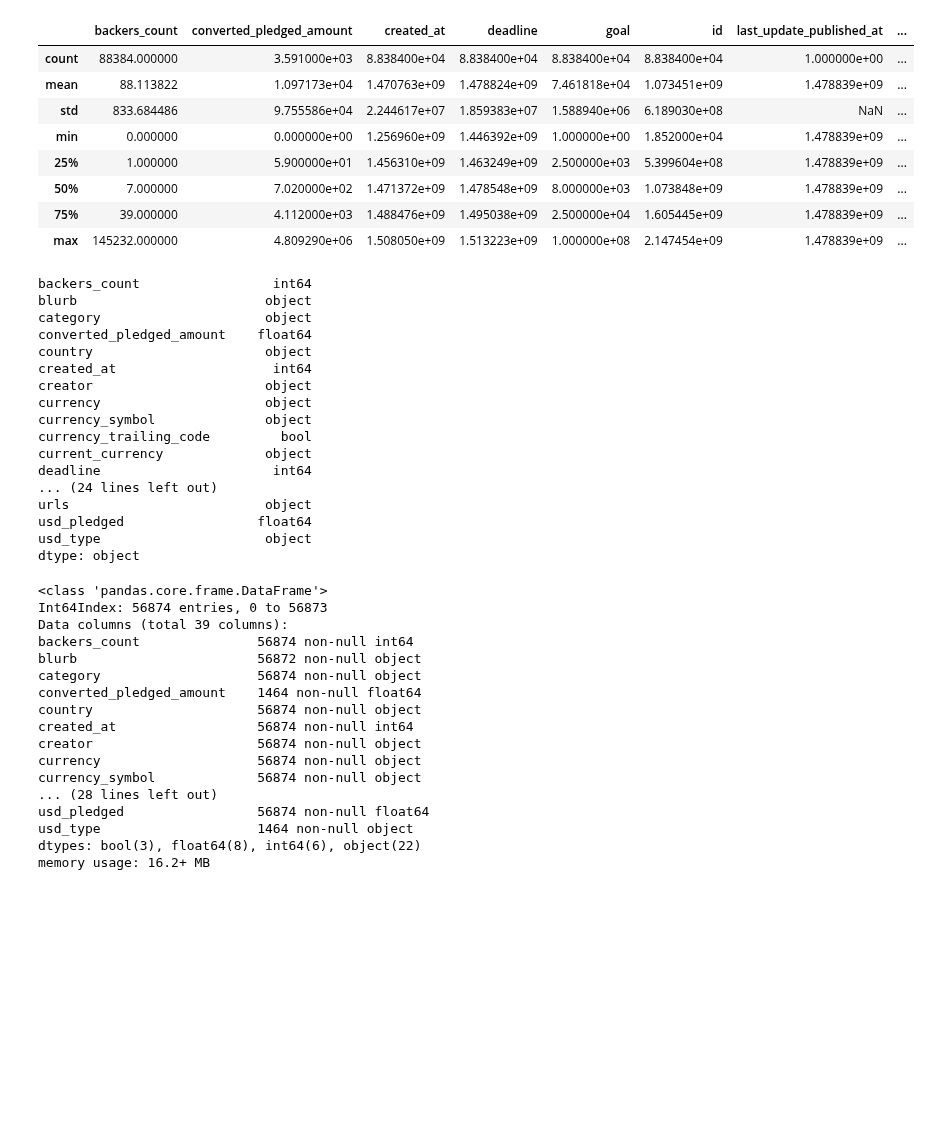
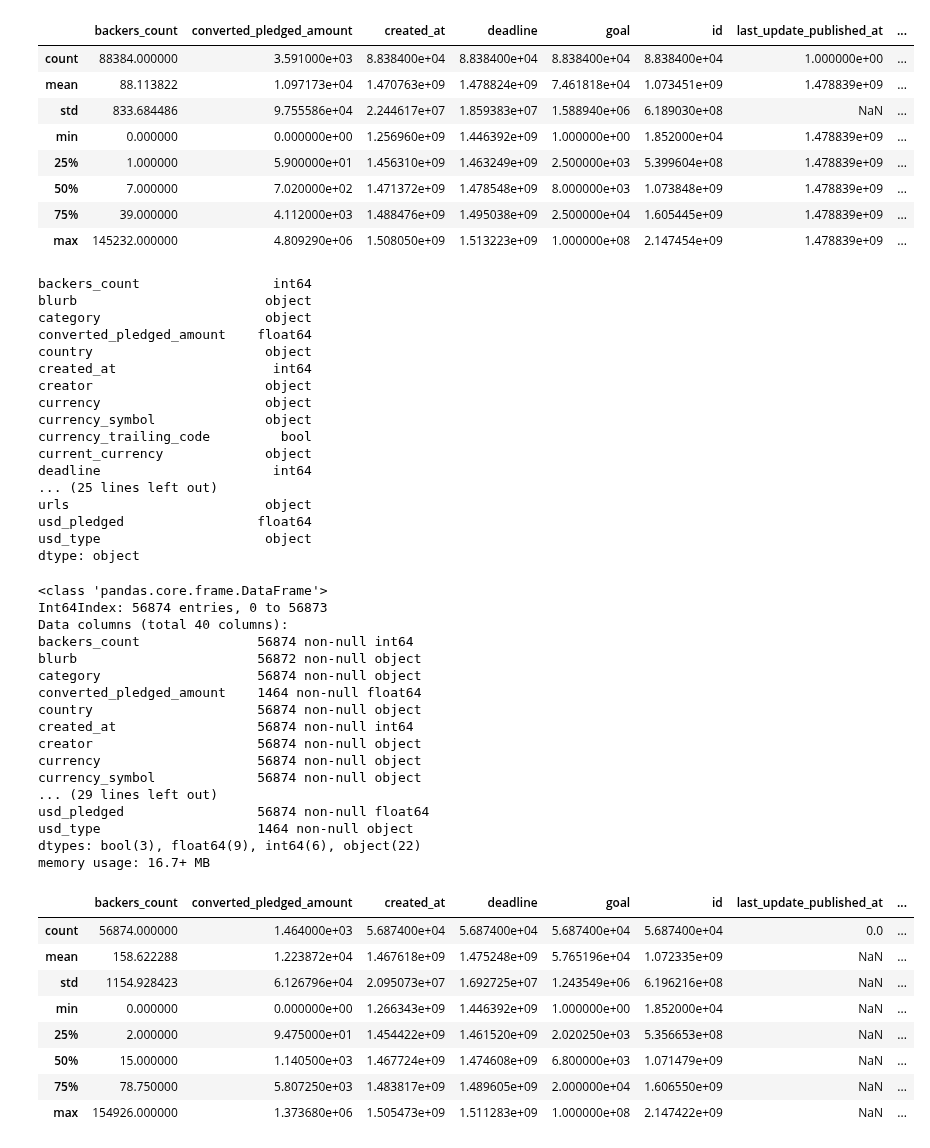
Before and after one commit to blanarik/kickstarter_success_prediction, a Jupyter notebook: 02_Kickstarter_selecting_data_from_webrobots.io.ipynb, the cells around one changed output. Saved outputs shown, nothing was run; the diff lists cells and outputs as text; code cells hidden in the pictures; blank space fills up the shorter version.

Commit message:
Added scraped_at timestamp to dataset

```diff
--- a/02_Kickstarter_selecting_data_from_webrobots.io.ipynb
+++ b/02_Kickstarter_selecting_data_from_webrobots.io.ipynb
@@ -47,6 +47,10 @@ for dir in dir_list:
     for csv in csv_list:
         print(csv, end=', ')
         data = pd.read_csv(path+dir+'\\'+csv)
+        if (dir == 'Kickstarter_2015-11-01T14_09_04_557Z'):
+            data['scraped_at'] = 1446386944 # 11/01/2015 @ 2:09pm (UTC)
+        else:
+            data['scraped_at'] = os.path.getmtime(path+dir+'\\'+csv)
         # fetch data about live projects
         df_live = df_live.append(data[data['state']=='live'], ignore_index=True)
 
@@ -144,7 +148,7 @@ currency_symbol              object
 currency_trailing_code         bool
 current_currency             object
 deadline                      int64
-... (24 lines left out)
+... (25 lines left out)
 urls                         object
 usd_pledged                 float64
 usd_type                     object
@@ -154,7 +158,7 @@ df_live_after_end.info()
 # %% [output]
 <class 'pandas.core.frame.DataFrame'>
 Int64Index: 56874 entries, 0 to 56873
-Data columns (total 39 columns):
+Data columns (total 40 columns):
 backers_count               56874 non-null int64
 blurb                       56872 non-null object
 category                    56874 non-null object
@@ -164,11 +168,23 @@ created_at                  56874 non-null int64
 creator                     56874 non-null object
 currency                    56874 non-null object
 currency_symbol             56874 non-null object
-... (28 lines left out)
+... (29 lines left out)
 usd_pledged                 56874 non-null float64
 usd_type                    1464 non-null object
-dtypes: bool(3), float64(8), int64(6), object(22)
-memory usage: 16.2+ MB
+dtypes: bool(3), float64(9), int64(6), object(22)
+memory usage: 16.7+ MB
+# %%
+df_live_after_end.describe()
+# %% [output]
+|  | backers_count | converted_pledged_amount | created_at | deadline | goal | id | last_update_published_at | ... |
+| count | 56874.000000 | 1.464000e+03 | 5.687400e+04 | 5.687400e+04 | 5.687400e+04 | 5.687400e+04 | 0.0 | ... |
+| mean | 158.622288 | 1.223872e+04 | 1.467618e+09 | 1.475248e+09 | 5.765196e+04 | 1.072335e+09 | NaN | ... |
+| std | 1154.928423 | 6.126796e+04 | 2.095073e+07 | 1.692725e+07 | 1.243549e+06 | 6.196216e+08 | NaN | ... |
+| min | 0.000000 | 0.000000e+00 | 1.266343e+09 | 1.446392e+09 | 1.000000e+00 | 1.852000e+04 | NaN | ... |
+| 25% | 2.000000 | 9.475000e+01 | 1.454422e+09 | 1.461520e+09 | 2.020250e+03 | 5.356653e+08 | NaN | ... |
+| 50% | 15.000000 | 1.140500e+03 | 1.467724e+09 | 1.474608e+09 | 6.800000e+03 | 1.071479e+09 | NaN | ... |
+| 75% | 78.750000 | 5.807250e+03 | 1.483817e+09 | 1.489605e+09 | 2.000000e+04 | 1.606550e+09 | NaN | ... |
+| max | 154926.000000 | 1.373680e+06 | 1.505473e+09 | 1.511283e+09 | 1.000000e+08 | 2.147422e+09 | NaN | ... |
 # %%
 df_live.to_csv('live.csv')
 # %%
```
Also changed, not shown: parts of 2 cells of this notebook.
